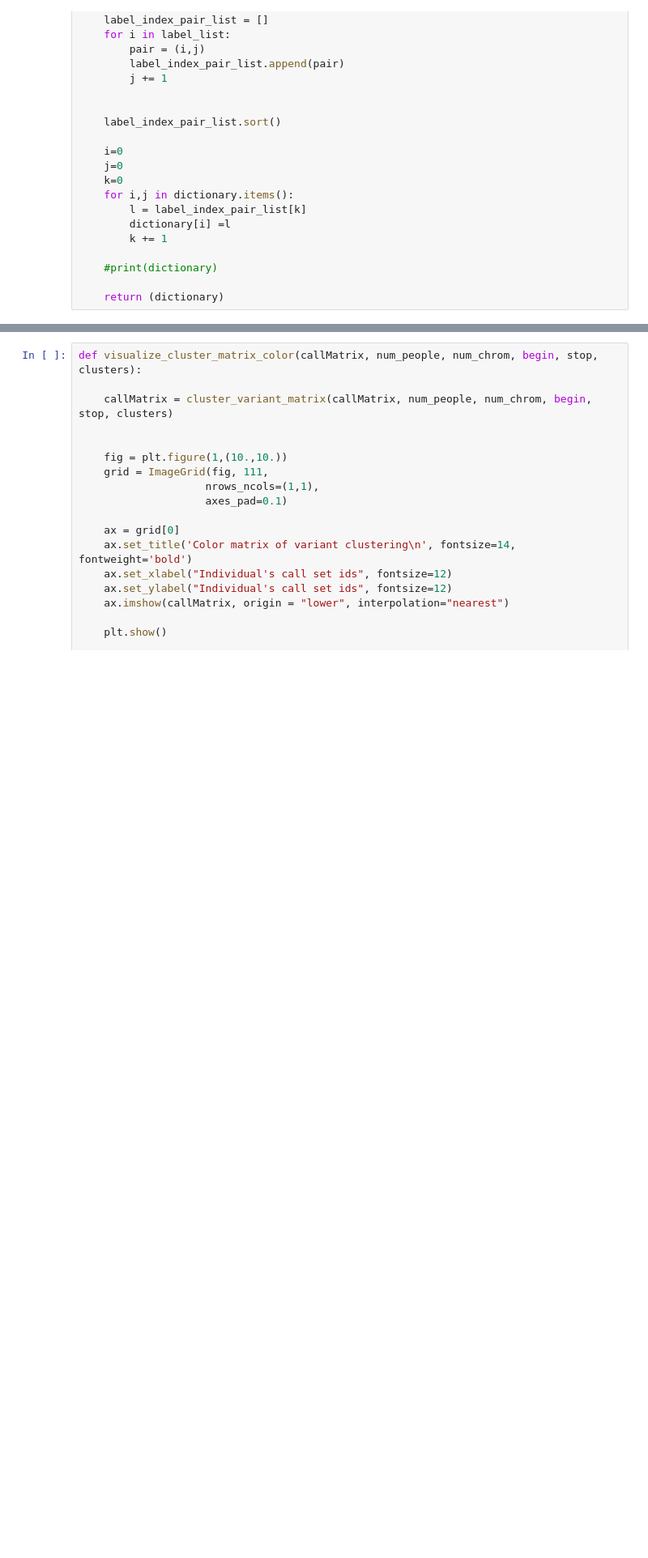
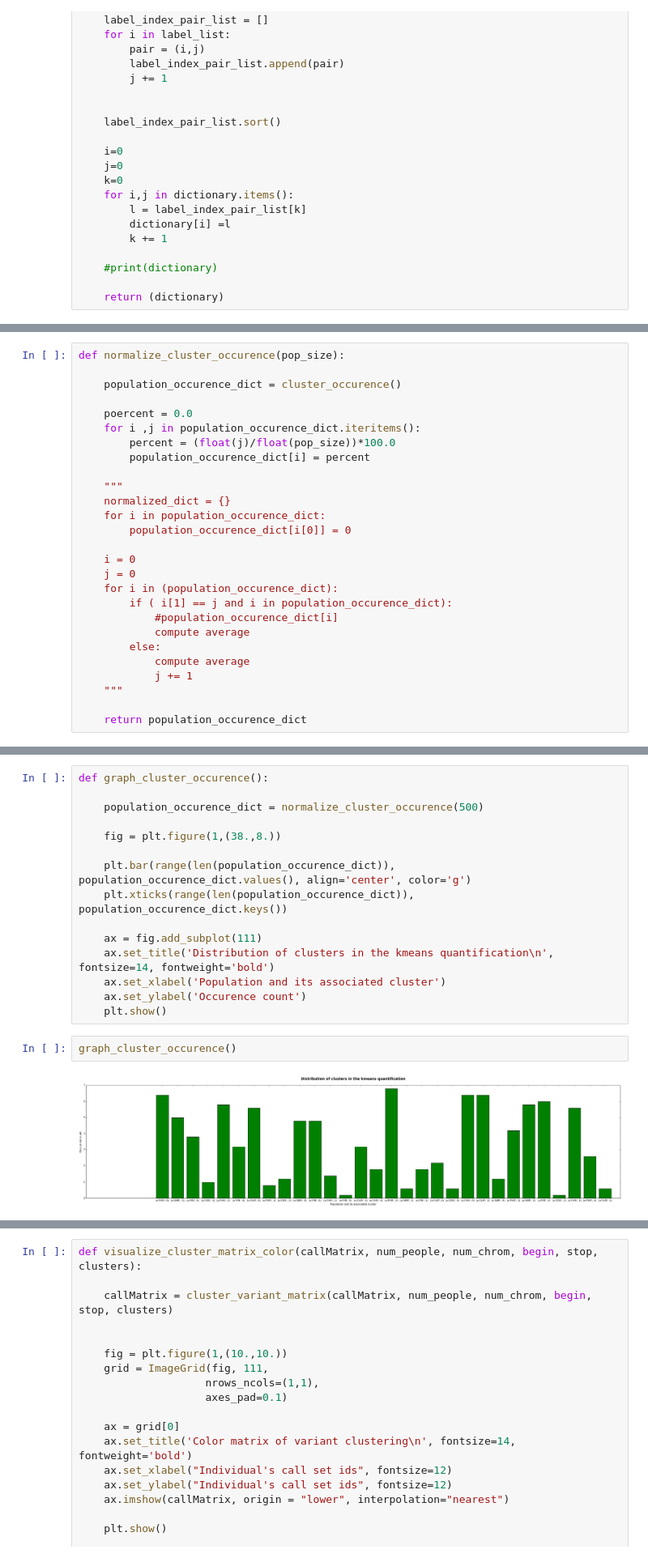
Before and after one commit to BD2KGenomics/bioapi-examples, a Jupyter notebook: python_notebooks/variantMatrix.ipynb, the cells around one changed output, grey strips where cells are left out. Shown at 81% size. Saved outputs shown, nothing was run; the diff lists cells and outputs as text; blank space fills up the shorter version.

```diff
--- a/python_notebooks/variantMatrix.ipynb
+++ b/python_notebooks/variantMatrix.ipynb
@@ -339,0 +603,27 @@ def assign_labels_to_indexes(callMatrix, num_people, num_chrom, begin, stop, clu
+# %%
+def normalize_cluster_occurence(pop_size):
+
+    population_occurence_dict = cluster_occurence()
+
+    poercent = 0.0
+    for i ,j in population_occurence_dict.iteritems():
+        percent = (float(j)/float(pop_size))*100.0
+        population_occurence_dict[i] = percent
+
+    """
+    normalized_dict = {}
+    for i in population_occurence_dict:
+        population_occurence_dict[i[0]] = 0
+
+    i = 0
+    j = 0
+    for i in (population_occurence_dict):
+        if ( i[1] == j and i in population_occurence_dict):
+            #population_occurence_dict[i]
+            compute average
+        else:
+            compute average
+            j += 1
+    """
+
+    return population_occurence_dict
@@ -339,0 +650,19 @@ def assign_labels_to_indexes(callMatrix, num_people, num_chrom, begin, stop, clu
+# %%
+def graph_cluster_occurence():
+
+    population_occurence_dict = normalize_cluster_occurence(500)
+
+    fig = plt.figure(1,(38.,8.))
+
+    plt.bar(range(len(population_occurence_dict)),  population_occurence_dict.values(), align='center', color='g')
+    plt.xticks(range(len(population_occurence_dict)),  population_occurence_dict.keys())
+
+    ax = fig.add_subplot(111)
+    ax.set_title('Distribution of clusters in the kmeans quantification\n', fontsize=14, fontweight='bold')
+    ax.set_xlabel('Population and its associated cluster')
+    ax.set_ylabel('Occurence count')
+    plt.show()
+# %%
+graph_cluster_occurence()
+# %% [output]
+[figure, added]
```
Also changed, not shown: parts of 34 cells of this notebook.
